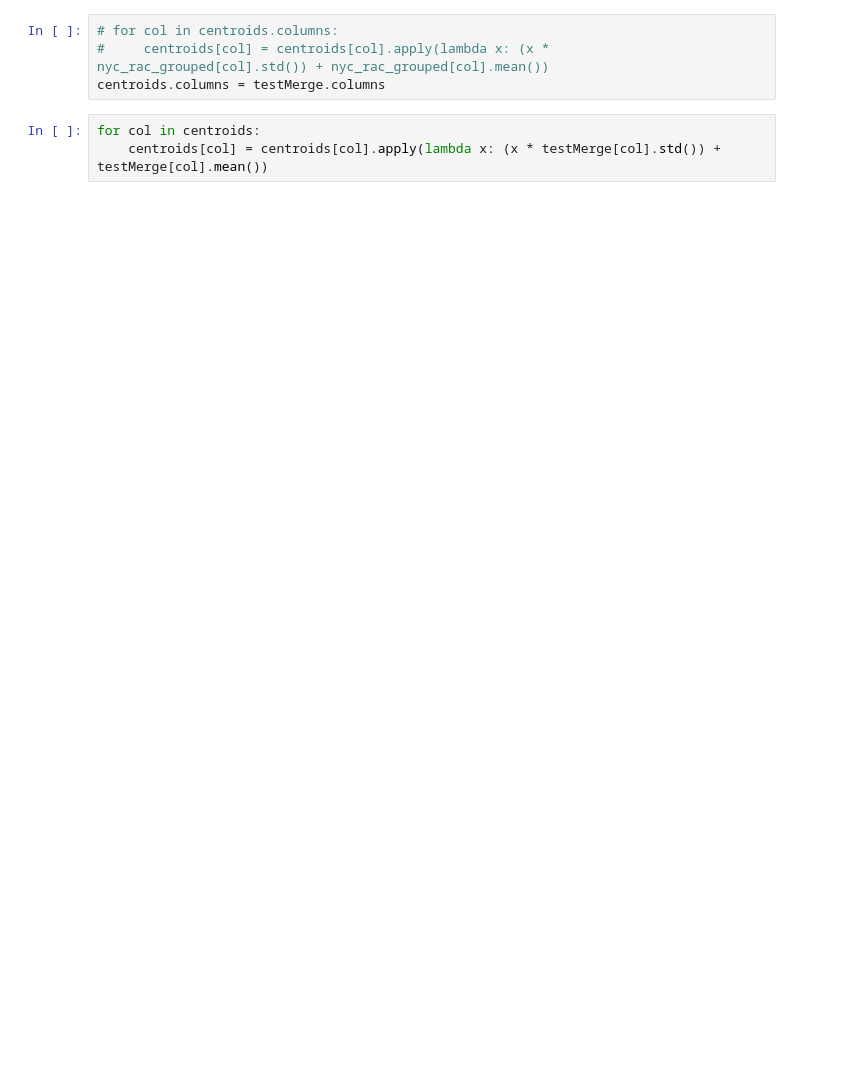
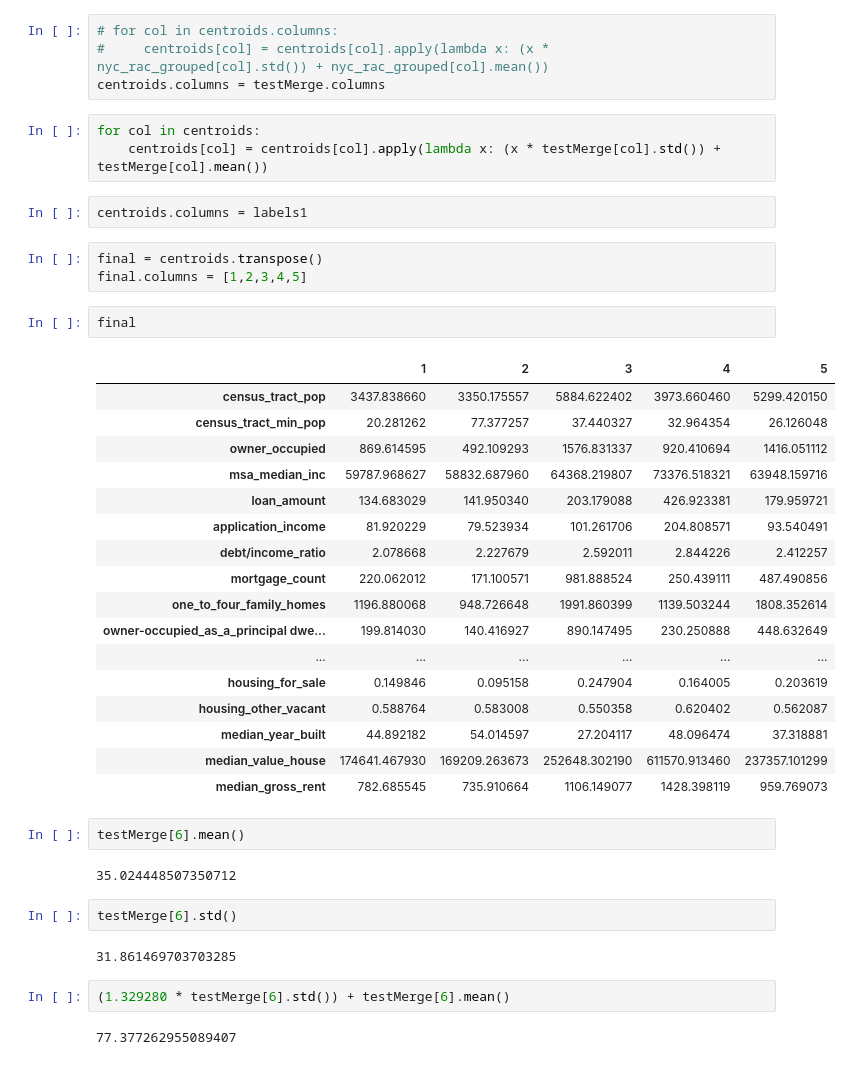
Before and after one commit to krl22785/HMDA-Analysis, a Jupyter notebook: ctClusters/ACS_Clean.ipynb, the cells around one changed output. Cells and saved outputs as stored; diff of their text form; blank space fills up the shorter version.

```diff
--- a/ctClusters/ACS_Clean.ipynb
+++ b/ctClusters/ACS_Clean.ipynb
@@ -183,3 +310,40 @@ centroids.columns = testMerge.columns
 # %%
 for col in centroids:
     centroids[col] = centroids[col].apply(lambda x: (x * testMerge[col].std()) + testMerge[col].mean())
+# %%
+centroids.columns = labels1
+# %%
+final = centroids.transpose()
+final.columns = [1,2,3,4,5]
+# %%
+final
+# %% [output]
+|  | 1 | 2 | 3 | 4 | 5 |
+| census_tract_pop | 3437.838660 | 3350.175557 | 5884.622402 | 3973.660460 | 5299.420150 |
+| census_tract_min_pop | 20.281262 | 77.377257 | 37.440327 | 32.964354 | 26.126048 |
+| owner_occupied | 869.614595 | 492.109293 | 1576.831337 | 920.410694 | 1416.051112 |
+| msa_median_inc | 59787.968627 | 58832.687960 | 64368.219807 | 73376.518321 | 63948.159716 |
+| loan_amount | 134.683029 | 141.950340 | 203.179088 | 426.923381 | 179.959721 |
+| application_income | 81.920229 | 79.523934 | 101.261706 | 204.808571 | 93.540491 |
+| debt/income_ratio | 2.078668 | 2.227679 | 2.592011 | 2.844226 | 2.412257 |
+| mortgage_count | 220.062012 | 171.100571 | 981.888524 | 250.439111 | 487.490856 |
+| one_to_four_family_homes | 1196.880068 | 948.726648 | 1991.860399 | 1139.503244 | 1808.352614 |
+| owner-occupied_as_a_principal dwe... | 199.814030 | 140.416927 | 890.147495 | 230.250888 | 448.632649 |
+| ... | ... | ... | ... | ... | ... |
+| housing_for_sale | 0.149846 | 0.095158 | 0.247904 | 0.164005 | 0.203619 |
+| housing_other_vacant | 0.588764 | 0.583008 | 0.550358 | 0.620402 | 0.562087 |
+| median_year_built | 44.892182 | 54.014597 | 27.204117 | 48.096474 | 37.318881 |
+| median_value_house | 174641.467930 | 169209.263673 | 252648.302190 | 611570.913460 | 237357.101299 |
+| median_gross_rent | 782.685545 | 735.910664 | 1106.149077 | 1428.398119 | 959.769073 |
+# %%
+testMerge[6].mean()
+# %% [output]
+35.024448507350712
+# %%
+testMerge[6].std()
+# %% [output]
+31.861469703703285
+# %%
+(1.329280 * testMerge[6].std()) + testMerge[6].mean()
+# %% [output]
+77.377262955089407
```
Also changed, not shown: parts of 55 cells of this notebook.
